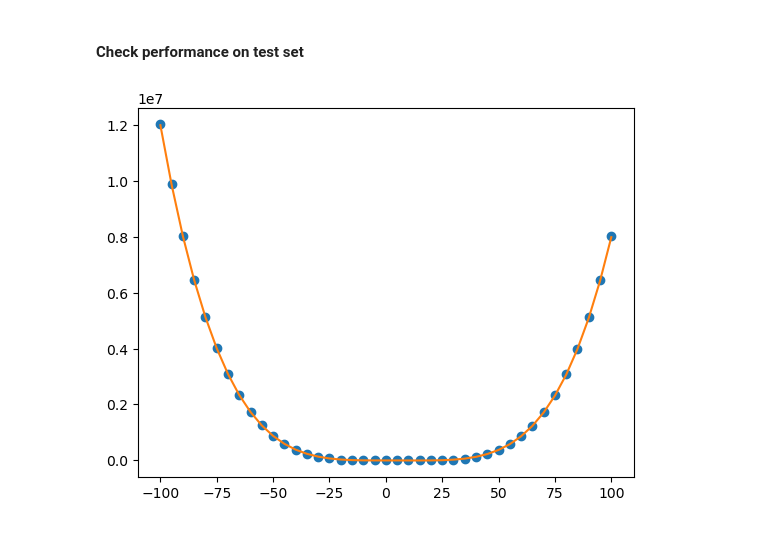
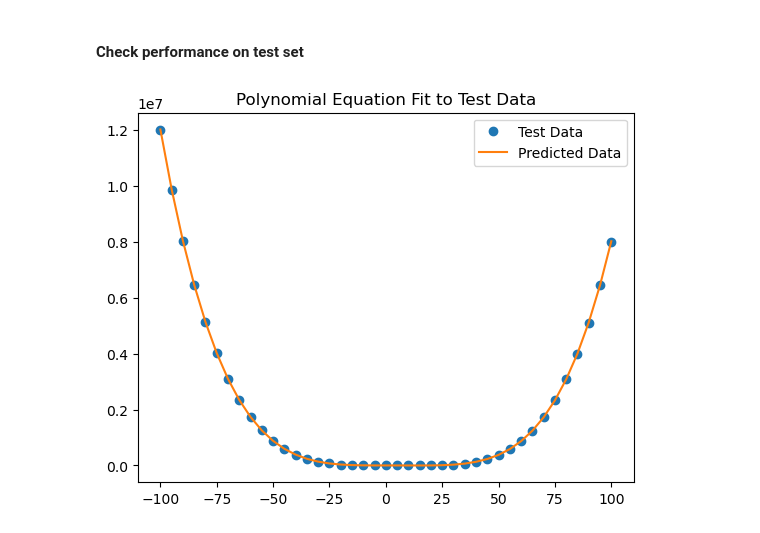
Before and after one commit to jddiosana/COE197-Machine-Learning, a Jupyter notebook: machine-problem-2/solver.ipynb, the cells around one changed output. Drawn from its saved outputs; the diff is of its cells as text; code cells hidden in the pictures.

```diff
--- a/machine-problem-2/solver.ipynb
+++ b/machine-problem-2/solver.ipynb
@@ -45,19 +45,3 @@ def standardize(data):
     return [(x-mu)/sigma for x in data]
 # %% [markdown]
 After training the model using the scaled data, we will return the values of the train data to original scale. The weights and bias will also be rescaled accordingly so that we can determine the original parameters for the given polynomial.
-# %%
-def return_to_original(data, mu, sigma):
-    # return the standardized data to its original form
-    return [x*sigma+mu for x in data]
-
-def rescale_wandb(wandb, x_mu, x_sigma, y_mu, y_sigma):
-    # rescale the weights and bias so that they can be used to predict the originally scaled data
-    w = wandb[0]
-    b = wandb[1]
-    w0 = w.data[0] * y_sigma/x_sigma**4
-    w1 = y_sigma * ((w.data[1]/x_sigma**3) - (4*x_mu*w.data[0]/x_sigma**4))
-    w2 = y_sigma * ((w.data[2]/x_sigma**2) - (3*x_mu*w[1]/x_sigma**3) + (6*x_mu**2*w[0]/x_sigma**4))
-    w3 = y_sigma * ((w.data[3]/x_sigma) - (2*x_mu*w.data[2]/x_sigma**2) + (3*x_mu**2*w.data[1]/x_sigma**3) - (4*x_mu**3*w.data[0]/x_sigma**4))
-    b = y_sigma*(b.data - (w.data[3]*x_mu/x_sigma) + (w.data[2]*x_mu**2/x_sigma**2) - (w.data[1]*x_mu**3/x_sigma**3) + (w.data[0]*x_mu**4/x_sigma**4)) + y_mu
-
-    return [w0, w1, w2, w3], b
@@ -163,9 +171,10 @@ folds = split_indices(x.data, k)
 # train model with k-fold cross validation
 for i in range(k):
     x_train, y_train, x_validation, y_validation = split_data(x.data, y.data, folds[i])
-
+    degree = i+1
+    loss_list = []
     # initialize parameters
-    w = Tensor(np.random.randn(4)) # 4 weights
+    w = Tensor(np.random.randn(degree)) # k+1 weights
     b = Tensor(np.random.randn(1)) # 1 bias term
     # initialize optimizer
     opt = optim.SGD([w, b], lr=lr)
@@ -180,17 +189,19 @@ for i in range(k):
             xb = x_train.data[batch]
             yb = y_train.data[batch]
 
-            y_pred = predict_data([w, b], xb) # make predictions
+            y_pred = predict_data([w, b], xb, degree) # make predictions
             loss = loss_fn(y_pred, yb) # calculate loss
-            grad = calc_grad(xb, yb, w, b) # calculate gradients
+            grad = calc_grad(xb, yb, w, b, degree) # calculate gradients
             opt.params[0].grad = np.array(grad[0:len(grad)-1]) # update gradients of weights
             opt.params[1].grad = np.array(grad[len(grad)-1]) # update gradients of bias term
             opt.step() # update parameters
+            loss_list.append(loss) # store loss
 
     #validate model
-    y_pred = predict_data([w, b], x_validation.data)
+    y_pred = predict_data([w, b], x_validation.data, degree)
     val_loss = loss_fn(y_pred, y_validation.data)
     val_losses.append(val_loss)
+    losses.append(loss_list)
 
     #save parameters
     params.append([w.data, b.data])
@@ -200,6 +220,8 @@ for i in range(k):
     print('Parameters for fold', i+1, ':', params[i])
 
 best_params = params[np.argmin(val_losses)] # get parameters with the lowest validation loss
+best_degree = np.argmin(val_losses)+1 # get degree of parameters with the lowest validation loss
 print('\nMinimum validation loss:', np.min(val_losses))
+print('Degree with minimum loss:', best_degree)
 print('Best parameters:', best_params)
 # %% [output]
@@ -234,14 +259,16 @@ x_orig = Tensor(x_orig)
 y_orig = Tensor(y_orig)
 
 #rescale parameters for original data
-best_params_rescaled = rescale_wandb(best_params, x_mean, x_std, y_mean, y_std)
-best_params_rescaled = [Tensor(best_params_rescaled[0]), Tensor(best_params_rescaled[1])]
+best_params_rescaled = rescale_wandb(best_params, x_mean, x_std, y_mean, y_std, best_degree)
+best_params_rescaled = [Tensor(best_params_rescaled[0]), Tensor([best_params_rescaled[1]])]
 
 #make predictions on original data
-y_pred_rescaled = predict_data(best_params_rescaled, x_orig.data)
+y_pred_rescaled = predict_data(best_params_rescaled, x_orig.data, best_degree)
 
 #plot the data
 plt.plot(x_orig.data, y_orig.data, 'o')
 plt.plot(x_orig.data, y_pred_rescaled)
+plt.title('Polynomial Equation Fit to Train Data')
+plt.legend(['Train Data', 'Predicted Data'])
 plt.show()
 # %% [output]
@@ -266,17 +297,19 @@ RMSE: 29.523263606759482
 # %%
 # open the test data
 test = pd.read_csv('data_test.csv')
 
 #create x and y test data
 x_test = test['x']
 y_test = test['y']
 
 #predict y values
-y_pred_test = predict_data(best_params_rescaled, x_test)
+y_pred_test = predict_data(best_params_rescaled, x_test, best_degree)
 
 #plot the data
 plt.plot(x_test, y_test, 'o')
 plt.plot(x_test, y_pred_test)
+plt.title('Polynomial Equation Fit to Test Data')
+plt.legend(['Test Data', 'Predicted Data'])
 plt.show()
 # %% [output]
-[figure, old version]
+[figure, new version]
```
Also changed, not shown: parts of 11 cells of this notebook, 4 other files.
